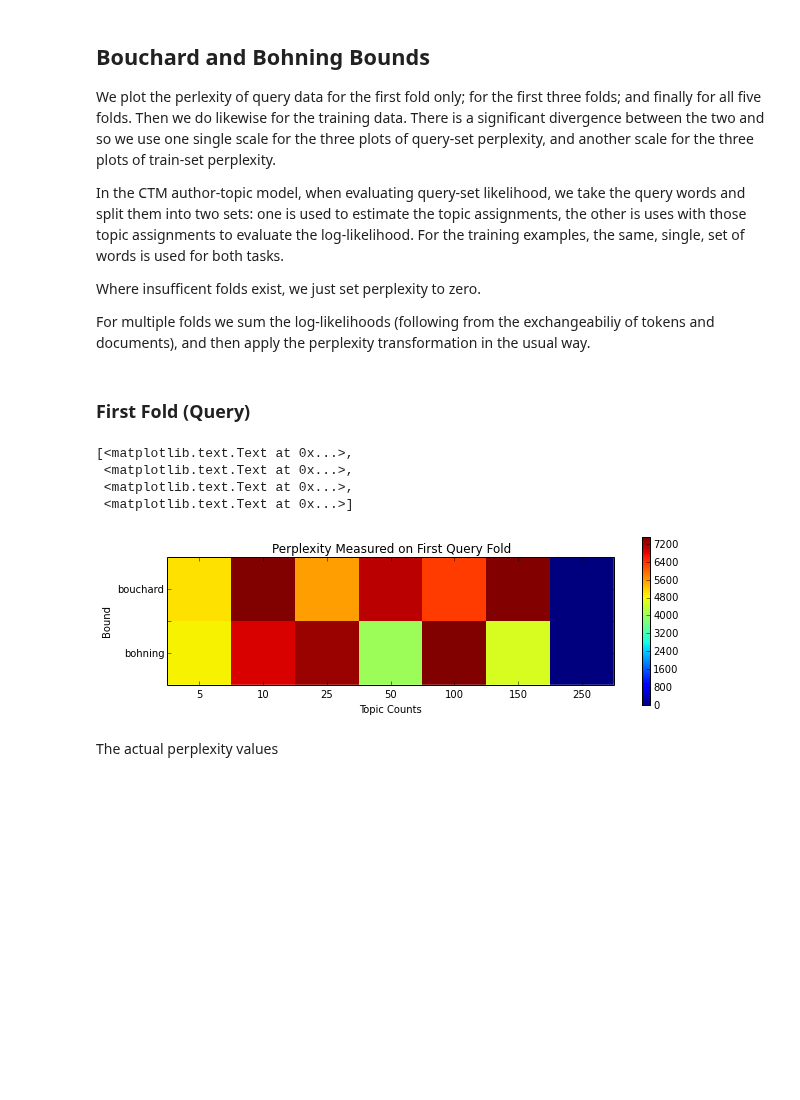
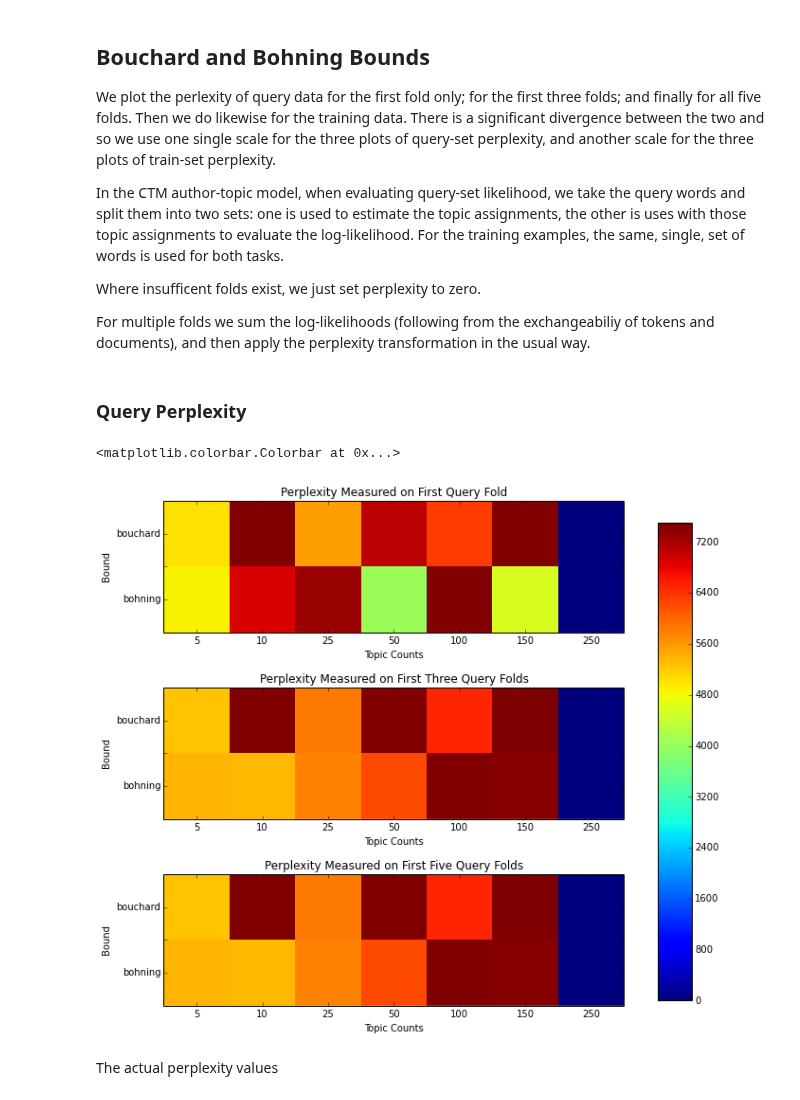
Before and after one commit to budgefeeney/sidetopics, a Jupyter notebook: src/notebooks/Perplexity Comparisons.ipynb, the cells around one changed output. Saved outputs shown, nothing was run; the diff lists cells and outputs as text; code cells hidden in the pictures; blank space fills up the shorter version.

Commit message:
Use one subplot for the three configs of the CTM results
The three configs are the first fold, the first three folds, and the
first five folds

```diff
--- a/src/notebooks/Perplexity Comparisons.ipynb
+++ b/src/notebooks/Perplexity Comparisons.ipynb
@@ -258,24 +258,41 @@ for b_id in range(len(bounds)):
 with open (perpsPicklePath + os.path.sep + 'ctm-perps.pkl', 'wb') as f:
     pkl.dump((qperps1, qperps3, qperps5, tperps1, tperps3, tperps5), f)
 # %% [markdown]
-### First Fold (Query)
+### Query Perplexity
-# %%
-fig, ax = plt.subplots(figsize=(10,3))
-
-im = ax.imshow(qperps1, interpolation="none", vmin=0, vmax=7500)
-
-cb = fig.colorbar(im, ax=ax)
-ax.set_title("Perplexity Measured on First Query Fold")
-ax.set_ylabel('Bound')
-ax.set_xlabel('Topic Counts')
-ax.get_xaxis().set_ticklabels([0] + topicCounts)
-ax.get_yaxis().set_ticklabels(['', bounds[0], '', bounds[1]])
-# %% [output]
-[<matplotlib.text.Text at 0x...>,
- <matplotlib.text.Text at 0x...>,
- <matplotlib.text.Text at 0x...>,
- <matplotlib.text.Text at 0x...>]
-[figure, removed]
+# %%
+fig, ax = plt.subplots(3, 1, figsize=(10,10))
+
+im = ax[0].imshow(qperps1, interpolation="none", vmin=0, vmax=7500)
+
+ax[0].set_title("Perplexity Measured on First Query Fold")
+ax[0].set_ylabel('Bound')
+ax[0].set_xlabel('Topic Counts')
+ax[0].get_xaxis().set_ticklabels([0] + topicCounts)
+ax[0].get_yaxis().set_ticklabels(['', bounds[0], '', bounds[1]])
+
+im = ax[1].imshow(qperps3, interpolation="none", vmin=0, vmax=7500)
+
+ax[1].set_title("Perplexity Measured on First Three Query Folds")
+ax[1].set_ylabel('Bound')
+ax[1].set_xlabel('Topic Counts')
+ax[1].get_xaxis().set_ticklabels([0] + topicCounts)
+ax[1].get_yaxis().set_ticklabels(['', bounds[0], '', bounds[1]])
+
+im = ax[2].imshow(qperps3, interpolation="none", vmin=0, vmax=7500)
+
+ax[2].set_title("Perplexity Measured on First Five Query Folds")
+ax[2].set_ylabel('Bound')
+ax[2].set_xlabel('Topic Counts')
+ax[2].get_xaxis().set_ticklabels([0] + topicCounts)
+ax[2].get_yaxis().set_ticklabels(['', bounds[0], '', bounds[1]])
+
+
+fig.subplots_adjust(right=0.8)
+cbar_ax = fig.add_axes([0.85, 0.15, 0.05, 0.7])
+fig.colorbar(im, cax=cbar_ax)
+# %% [output]
+<matplotlib.colorbar.Colorbar at 0x...>
+[figure, added]
 # %% [markdown]
 The actual perplexity values
 # %%
```
Also changed, not shown: parts of 21 cells of this notebook.
